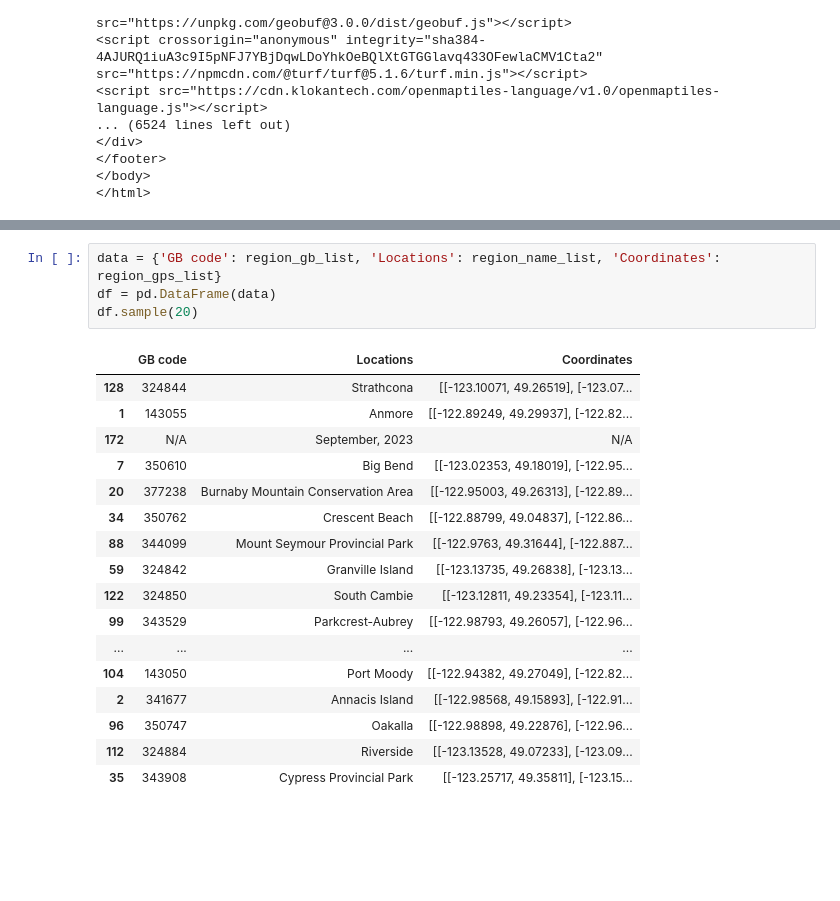
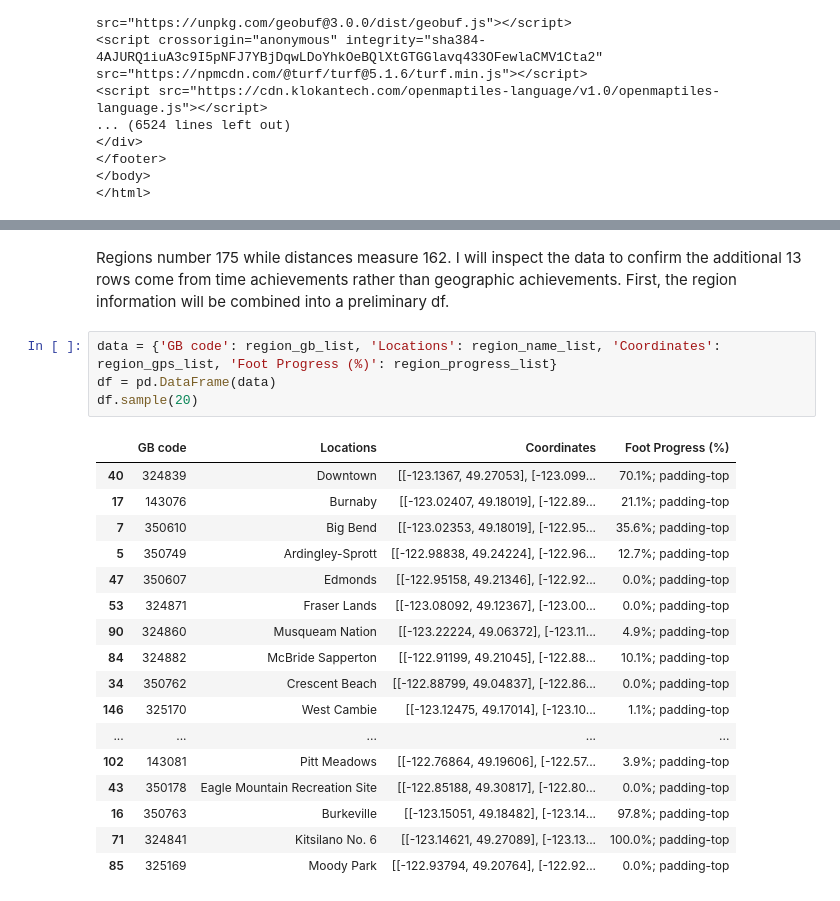
Before and after one commit to ajancewicz/wandrer_analysis, a Jupyter notebook: Wandrer scraper.ipynb, the cells around one changed output, grey strips where cells are left out. Saved outputs shown, nothing was run; the diff lists cells and outputs as text; blank space fills up the shorter version.

```diff
--- a/Wandrer scraper.ipynb
+++ b/Wandrer scraper.ipynb
@@ -243,22 +256,24 @@ for x in [region_gb_list, region_name_list, region_gps_list, region_foot_distanc
+# %% [markdown]
+Regions number 175 while distances measure 162. I will inspect the data to confirm the additional 13 rows come from time achievements rather than geographic achievements. First, the region information will be combined into a preliminary df.
 # %%
-data = {'GB code': region_gb_list, 'Locations': region_name_list, 'Coordinates': region_gps_list}
+data = {'GB code': region_gb_list, 'Locations': region_name_list, 'Coordinates': region_gps_list, 'Foot Progress (%)': region_progress_list}
 df = pd.DataFrame(data)
 df.sample(20)
 # %% [output]
-|  | GB code | Locations | Coordinates |
-| 128 | 324844 | Strathcona | [[-123.10071, 49.26519], [-123.07... |
-| 1 | 143055 | Anmore | [[-122.89249, 49.29937], [-122.82... |
-| 172 | N/A | September, 2023 | N/A |
-| 7 | 350610 | Big Bend | [[-123.02353, 49.18019], [-122.95... |
-| 20 | 377238 | Burnaby Mountain Conservation Area | [[-122.95003, 49.26313], [-122.89... |
-| 34 | 350762 | Crescent Beach | [[-122.88799, 49.04837], [-122.86... |
-| 88 | 344099 | Mount Seymour Provincial Park | [[-122.9763, 49.31644], [-122.887... |
-| 59 | 324842 | Granville Island | [[-123.13735, 49.26838], [-123.13... |
-| 122 | 324850 | South Cambie | [[-123.12811, 49.23354], [-123.11... |
-| 99 | 343529 | Parkcrest-Aubrey | [[-122.98793, 49.26057], [-122.96... |
-| ... | ... | ... | ... |
-| 104 | 143050 | Port Moody | [[-122.94382, 49.27049], [-122.82... |
-| 2 | 341677 | Annacis Island | [[-122.98568, 49.15893], [-122.91... |
-| 96 | 350747 | Oakalla | [[-122.98898, 49.22876], [-122.96... |
-| 112 | 324884 | Riverside | [[-123.13528, 49.07233], [-123.09... |
-| 35 | 343908 | Cypress Provincial Park | [[-123.25717, 49.35811], [-123.15... |
+|  | GB code | Locations | Coordinates | Foot Progress (%) |
+| 40 | 324839 | Downtown | [[-123.1367, 49.27053], [-123.099... | 70.1%; padding-top |
+| 17 | 143076 | Burnaby | [[-123.02407, 49.18019], [-122.89... | 21.1%; padding-top |
+| 7 | 350610 | Big Bend | [[-123.02353, 49.18019], [-122.95... | 35.6%; padding-top |
+| 5 | 350749 | Ardingley-Sprott | [[-122.98838, 49.24224], [-122.96... | 12.7%; padding-top |
+| 47 | 350607 | Edmonds | [[-122.95158, 49.21346], [-122.92... | 0.0%; padding-top |
+| 53 | 324871 | Fraser Lands | [[-123.08092, 49.12367], [-123.00... | 0.0%; padding-top |
+| 90 | 324860 | Musqueam Nation | [[-123.22224, 49.06372], [-123.11... | 4.9%; padding-top |
+| 84 | 324882 | McBride Sapperton | [[-122.91199, 49.21045], [-122.88... | 10.1%; padding-top |
+| 34 | 350762 | Crescent Beach | [[-122.88799, 49.04837], [-122.86... | 0.0%; padding-top |
+| 146 | 325170 | West Cambie | [[-123.12475, 49.17014], [-123.10... | 1.1%; padding-top |
+| ... | ... | ... | ... | ... |
+| 102 | 143081 | Pitt Meadows | [[-122.76864, 49.19606], [-122.57... | 3.9%; padding-top |
+| 43 | 350178 | Eagle Mountain Recreation Site | [[-122.85188, 49.30817], [-122.80... | 0.0%; padding-top |
+| 16 | 350763 | Burkeville | [[-123.15051, 49.18482], [-123.14... | 97.8%; padding-top |
+| 71 | 324841 | Kitsilano No. 6 | [[-123.14621, 49.27089], [-123.13... | 100.0%; padding-top |
+| 85 | 325169 | Moody Park | [[-122.93794, 49.20764], [-122.92... | 0.0%; padding-top |
```
Also changed, not shown: parts of 57 cells of this notebook.
